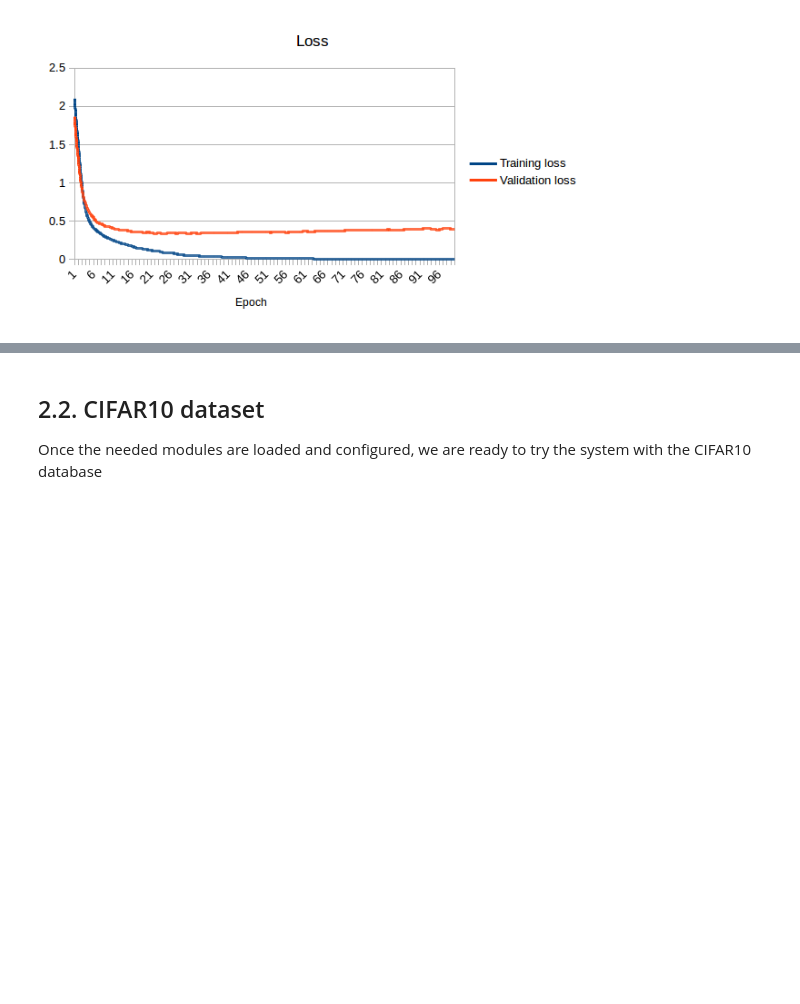
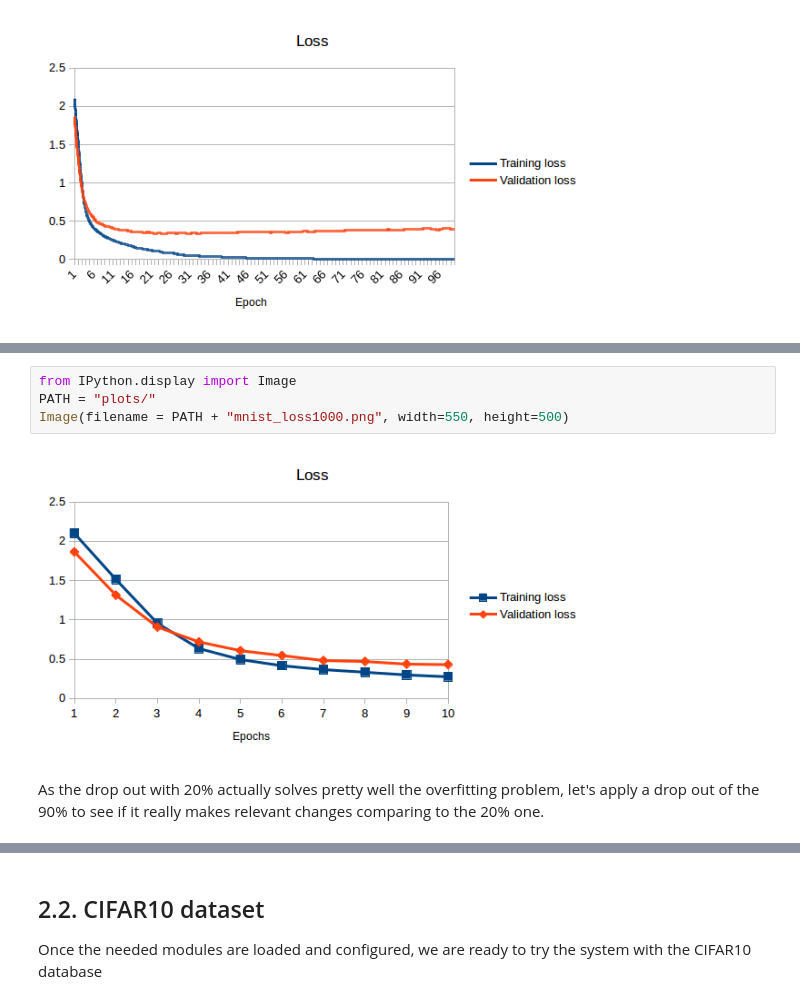
Before and after one commit to telecombcn-dl/dlcv01, a Jupyter notebook: Task_2.ipynb, the cells around one changed output, grey strips where cells are left out. Cells and saved outputs as stored; diff of their text form; blank space fills up the shorter version.

```diff
--- a/Task_2.ipynb
+++ b/Task_2.ipynb
@@ -186,0 +245,8 @@ Image(filename = PATH + "Lossoverfitting.png", width=550, height=500)
+# %%
+from IPython.display import Image
+PATH = "plots/"
+Image(filename = PATH + "mnist_loss1000.png", width=550, height=500)
+# %% [output]
+[figure, added]
+# %% [markdown]
+As the drop out with 20% actually solves pretty well the overfitting problem, let's apply a drop out of the 90% to see if it really makes relevant changes comparing to the 20% one.
```
Also changed, not shown: parts of 11 cells of this notebook.
